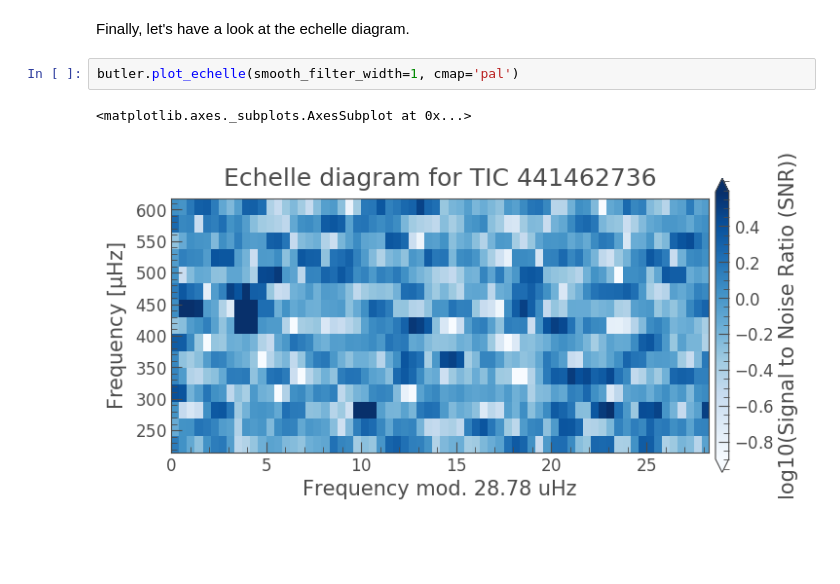
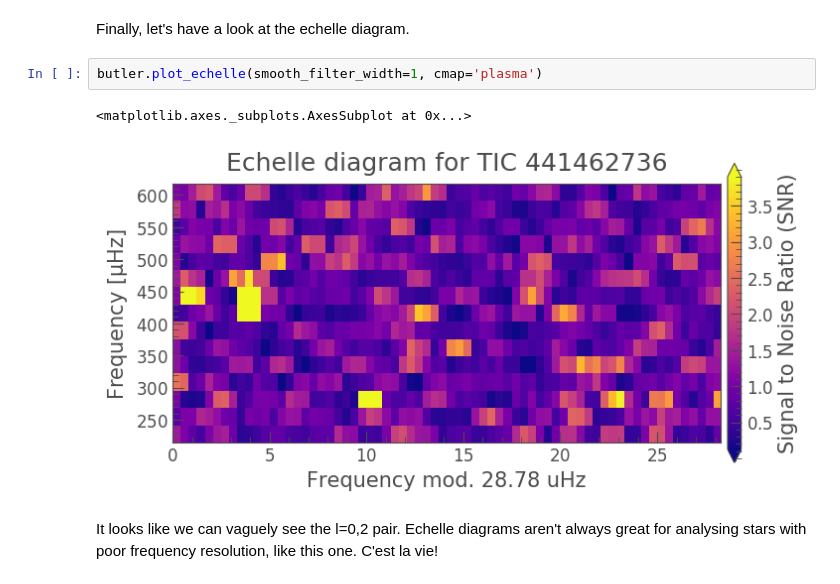
Before and after one commit to ojhall94/TASC5_lightkurve, a Jupyter notebook: Notebooks/TESS-example.ipynb, the cells around one changed output. Drawn from its saved outputs; the diff is of its cells as text; blank space fills up the shorter version.

```diff
--- a/Notebooks/TESS-example.ipynb
+++ b/Notebooks/TESS-example.ipynb
@@ -114,7 +114,9 @@ This evolution also throws off our estimates a bit though. Despite having astero
 # %% [markdown]
 Finally, let's have a look at the echelle diagram.
 # %%
-butler.plot_echelle(smooth_filter_width=1, cmap='pal')
+butler.plot_echelle(smooth_filter_width=1, cmap='plasma')
 # %% [output]
 <matplotlib.axes._subplots.AxesSubplot at 0x...>
-[figure, old version]
+[figure, new version]
+# %% [markdown]
+It looks like we can vaguely see the l=0,2 pair. Echelle diagrams aren't always great for analysing stars with poor frequency resolution, like this one. C'est la vie!
```
